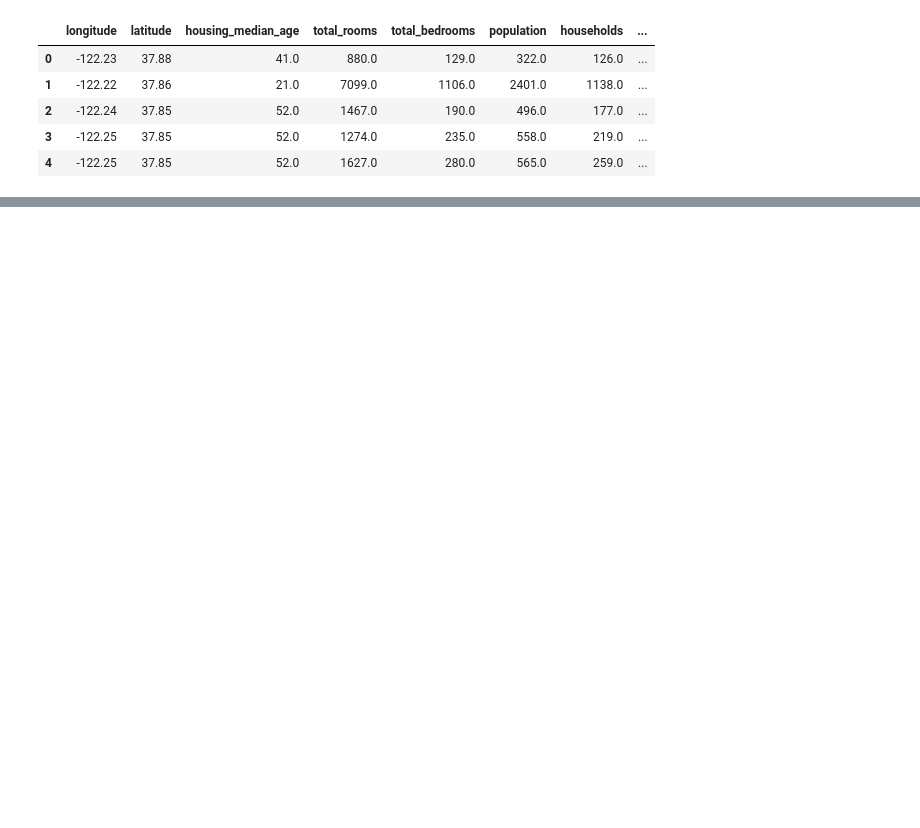
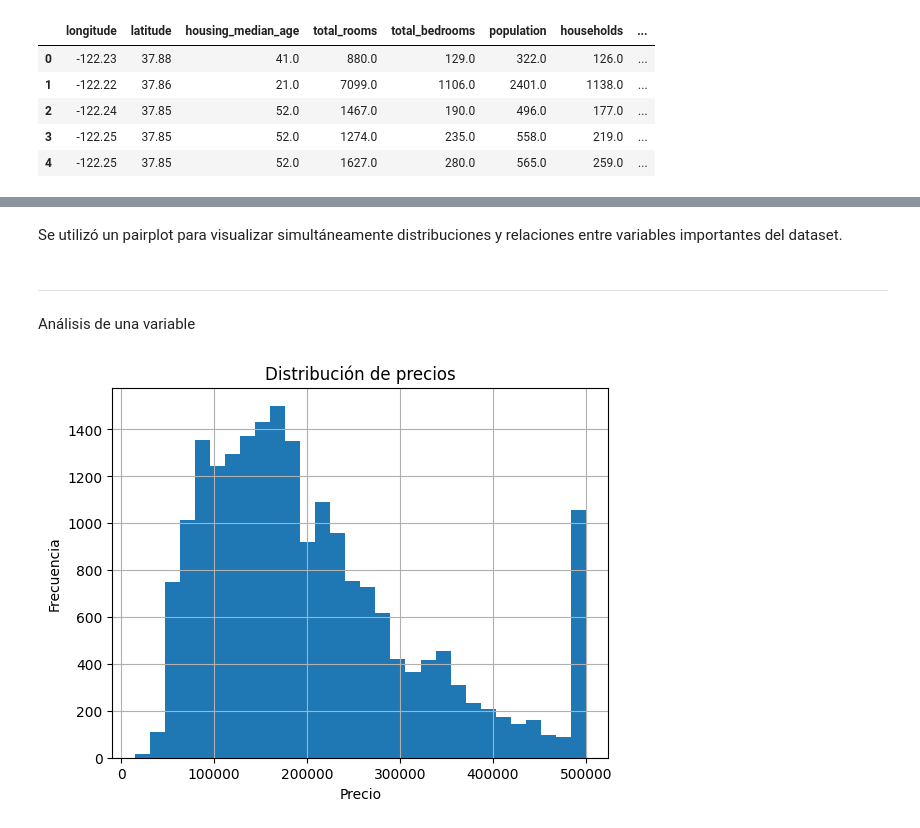
Before and after one commit to oscarmolmedo/TheHacht, a Jupyter notebook: Analisis_Precios/EDA_CASAS.ipynb, the cells around one changed output, grey strips where cells are left out. Drawn from its saved outputs; the diff is of its cells as text; code cells hidden in the pictures; blank space fills up the shorter version.

```diff
--- a/Analisis_Precios/EDA_CASAS.ipynb
+++ b/Analisis_Precios/EDA_CASAS.ipynb
@@ -78,0 +115,15 @@ df['total_bedrooms'].fillna(
+# %% [markdown]
+Se utilizó un pairplot para visualizar simultáneamente distribuciones y relaciones entre variables importantes del dataset.
+# %% [markdown]
+---
+Análisis de una variable
+# %%
+df["median_house_value"].hist(bins=30)
+
+plt.title("Distribución de precios")
+plt.xlabel("Precio")
+plt.ylabel("Frecuencia")
+
+plt.show()
+# %% [output]
+[figure, added]
```
Also changed, not shown: parts of 36 cells of this notebook.
